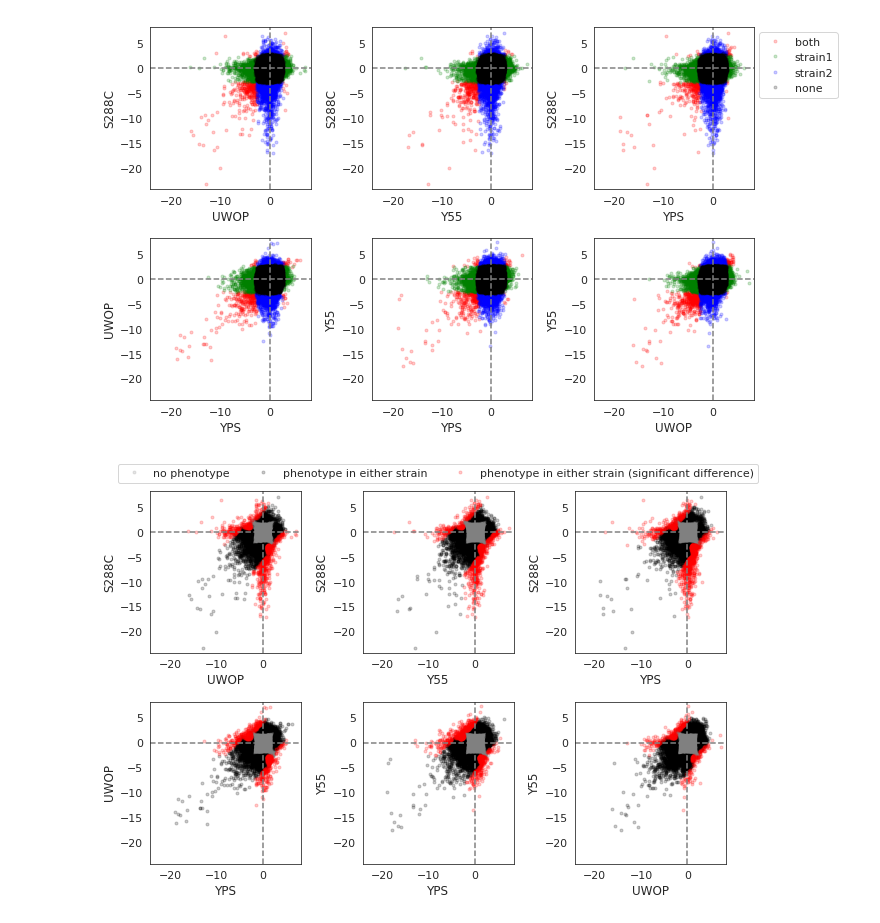
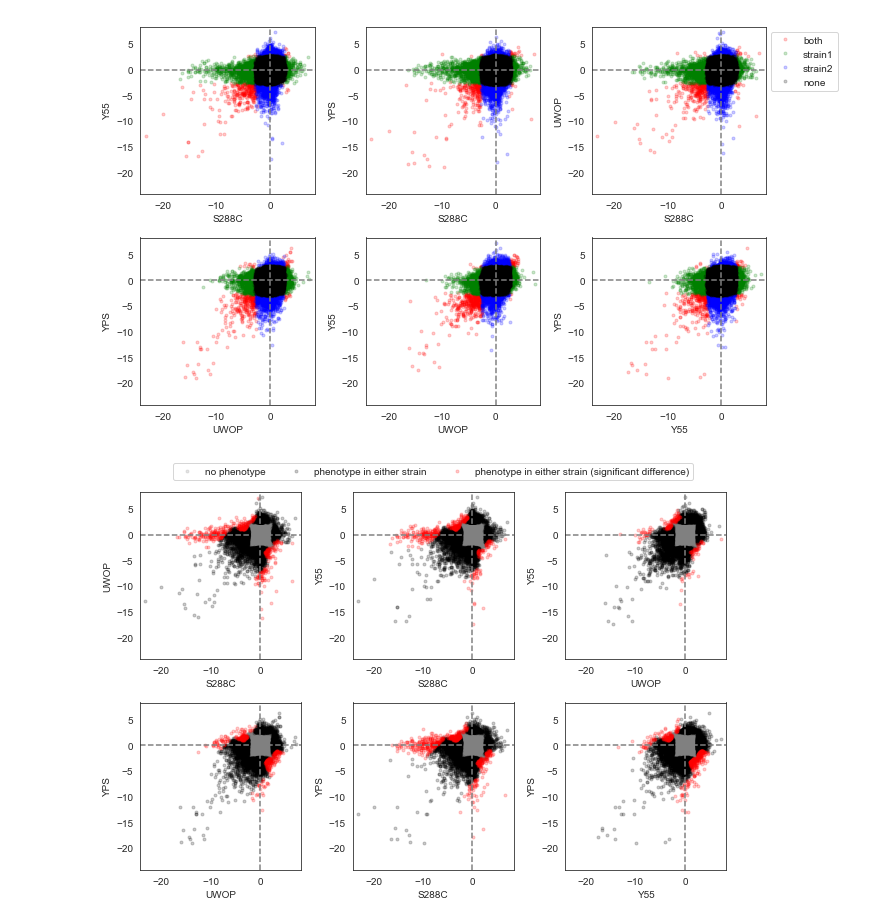
Before and after one commit to mgalardini/2018koyeast, a Jupyter notebook: notebooks/deviations.ipynb, the cells around one changed output. Saved outputs shown, nothing was run; the diff lists cells and outputs as text; code cells hidden in the pictures.

```diff
--- a/notebooks/deviations.ipynb
+++ b/notebooks/deviations.ipynb
@@ -63,4 +20,0 @@ bc = nx.betweenness_centrality(bg, k=500)
-# %%
-g = pd.read_table(sgd, sep='\t', header=None)
-gn = g[g[1] == 'ORF'].set_index(3)[4].dropna().to_dict()
-gd = g[g[1] == 'ORF'].set_index(3)[15].dropna().to_dict()
@@ -181,19 +113,19 @@ vmax = min([d['scores1'].max(),
 
 ss = {tuple(x[:2])
       for x in d.index}
-ss = sorted(ss, key=lambda x: x[1])
+ss = sorted(ss, key=lambda x: x[0])
 
 i = 1
 for s1, s2 in ss:
     plt.subplot(2, 3, i)
 
     x = d.loc[(s1, s2),]
-    plt.plot(x[x['qval'] >= 1E-2]['scores1'],
-             x[x['qval'] >= 1E-2]['scores2'],
+    plt.plot(x[x['qvalue'] >= 1E-2]['scores1'],
+             x[x['qvalue'] >= 1E-2]['scores2'],
              'k.',
              alpha=0.2)
-    plt.plot(x[x['qval'] < 1E-2]['scores1'],
-             x[x['qval'] < 1E-2]['scores2'],
+    plt.plot(x[x['qvalue'] < 1E-2]['scores1'],
+             x[x['qvalue'] < 1E-2]['scores2'],
              'r.',
              alpha=0.2)
 
@@ -225,7 +157,7 @@ vmax = min([d['scores1'].max(),
 
 ss = {tuple(x[:2])
       for x in d.index}
-ss = sorted(ss, key=lambda x: x[1])
+ss = sorted(ss, key=lambda x: x[0])
 
 i = 1
 for s1, s2 in ss:
@@ -262,9 +194,11 @@ for s1, s2 in ss:
     plt.ylim(vmin, vmax)
 
     if i ==3:
-        plt.legend(loc='upper left',
-                   bbox_to_anchor=(1, 1),
-                   frameon=True)
+        lg = plt.legend(loc='upper left',
+                        bbox_to_anchor=(1, 1),
+                        frameon=True)
+        for x in lg.legendHandles:
+            lg.set_alpha(1)
 
     plt.axhline(0,
                 color='grey',
@@ -280,7 +214,7 @@ for s1, s2 in ss:
 
 plt.tight_layout();
 # %% [output]
-[figure, old version]
+[figure, new version]
 # %%
 plt.figure(figsize=(9, 6))
 
@@ -308,42 +242,44 @@ for s1, s2 in ss:
     plt.plot(x[np.invert(x['phenotype1']) & np.invert(x['phenotype2'])]['scores1'],
              x[np.invert(x['phenotype1']) & np.invert(x['phenotype2'])]['scores2'],
              '.',
              color='grey',
              alpha=0.2,
              label=label)
-    plt.plot(x[(x['qval'] >= 1E-2) & (x['phenotype1'] | x['phenotype2'])]['scores1'],
-             x[(x['qval'] >= 1E-2) & (x['phenotype1'] | x['phenotype2'])]['scores2'],
+    plt.plot(x[(x['qvalue'] >= 1E-2) & (x['phenotype1'] | x['phenotype2'])]['scores1'],
+             x[(x['qvalue'] >= 1E-2) & (x['phenotype1'] | x['phenotype2'])]['scores2'],
              'k.',
              alpha=0.2,
              label=label1)
-    plt.plot(x[(x['qval'] < 1E-2) & (x['phenotype1'] | x['phenotype2'])]['scores1'],
-             x[(x['qval'] < 1E-2) & (x['phenotype1'] | x['phenotype2'])]['scores2'],
+    plt.plot(x[(x['qvalue'] < 1E-2) & (x['phenotype1'] | x['phenotype2'])]['scores1'],
+             x[(x['qvalue'] < 1E-2) & (x['phenotype1'] | x['phenotype2'])]['scores2'],
              'r.',
              alpha=0.2,
              label=label2)
 
     plt.xlim(vmin, vmax)
     plt.ylim(vmin, vmax)
 
     plt.axhline(0,
                 color='grey',
                 linestyle='dashed')
     plt.axvline(0,
                 color='grey',
                 linestyle='dashed')
 
     plt.xlabel(s1)
     plt.ylabel(s2)
 
     i += 1
 
 plt.tight_layout()
-ax.legend(loc='upper center',
-          bbox_to_anchor=(0.5, 1.2),
-          frameon=True,
-          ncol=3);
+lg = ax.legend(loc='upper center',
+               bbox_to_anchor=(0.5, 1.2),
+               frameon=True,
+               ncol=3)
+for x in lg.legendHandles:
+    lg.set_alpha(1);
 # %% [output]
-[figure, old version]
+[figure, new version]
 # %%
 plt.figure(figsize=(9, 6))
 
```
Also changed, not shown: parts of 39 cells of this notebook, 4 other files.
